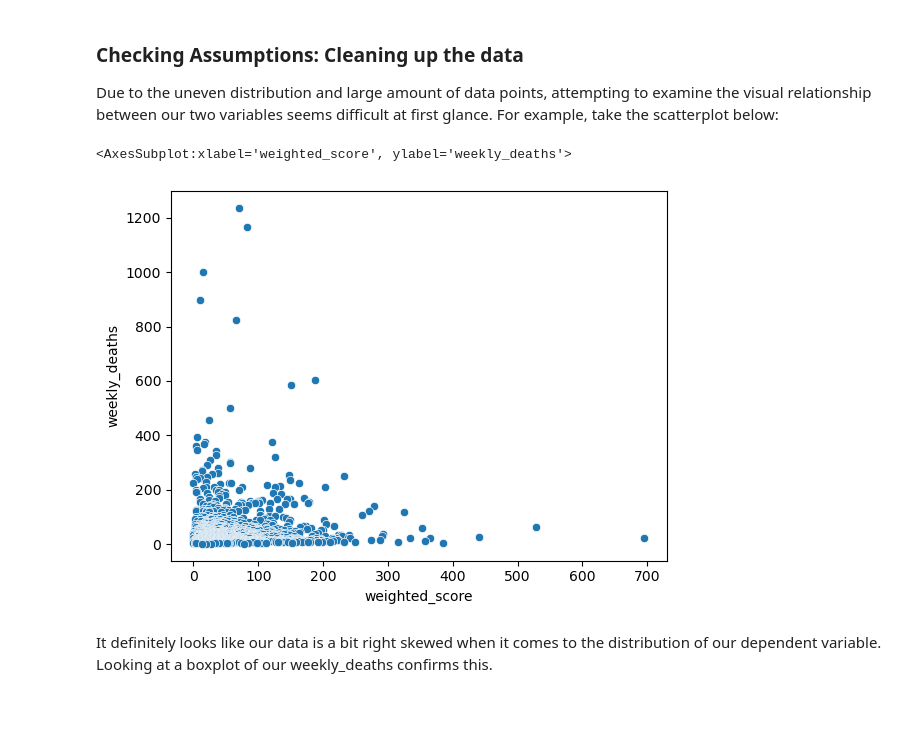
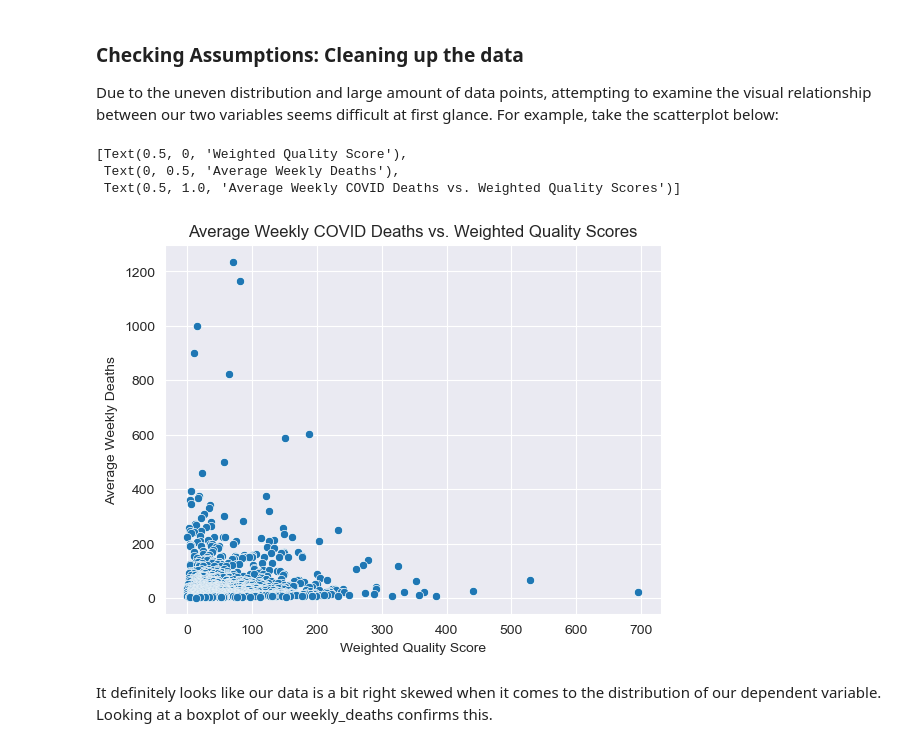
Before and after one commit to csayani/Covid-Mortality-Analysis, a Jupyter notebook: Covid_Mortality_Analysis.ipynb, the cells around one changed output. Saved outputs shown, nothing was run; the diff lists cells and outputs as text; code cells hidden in the pictures; blank space fills up the shorter version.

Commit message:
cleaned up graph styling

```diff
--- a/Covid_Mortality_Analysis.ipynb
+++ b/Covid_Mortality_Analysis.ipynb
@@ -170,11 +170,15 @@ Finally, since our Linear Model requires an analysis between two continuous vari
 ### Checking Assumptions: Cleaning up the data
 
 Due to the uneven distribution and large amount of data points, attempting to examine the visual relationship between our two variables seems difficult at first glance. For example, take the scatterplot below:
+# %%
+sns.set_style("darkgrid")
 # %%
-sns.scatterplot(data = merge, x = 'weighted_score',y='weekly_deaths')
+sns.scatterplot(data = merge, x = 'weighted_score',y='weekly_deaths').set(xlabel = 'Weighted Quality Score', ylabel = 'Average Weekly Deaths', title = 'Average Weekly COVID Deaths vs. Weighted Quality Scores')
 # %% [output]
-<AxesSubplot:xlabel='weighted_score', ylabel='weekly_deaths'>
+[Text(0.5, 0, 'Weighted Quality Score'),
+ Text(0, 0.5, 'Average Weekly Deaths'),
+ Text(0.5, 1.0, 'Average Weekly COVID Deaths vs. Weighted Quality Scores')]
-[figure, old version]
+[figure, new version]
 # %% [markdown]
 It definitely looks like our data is a bit right skewed when it comes to the distribution of our dependent variable. Looking at a boxplot of our weekly_deaths confirms this.
 # %%
```
Also changed, not shown: parts of 15 cells of this notebook.
